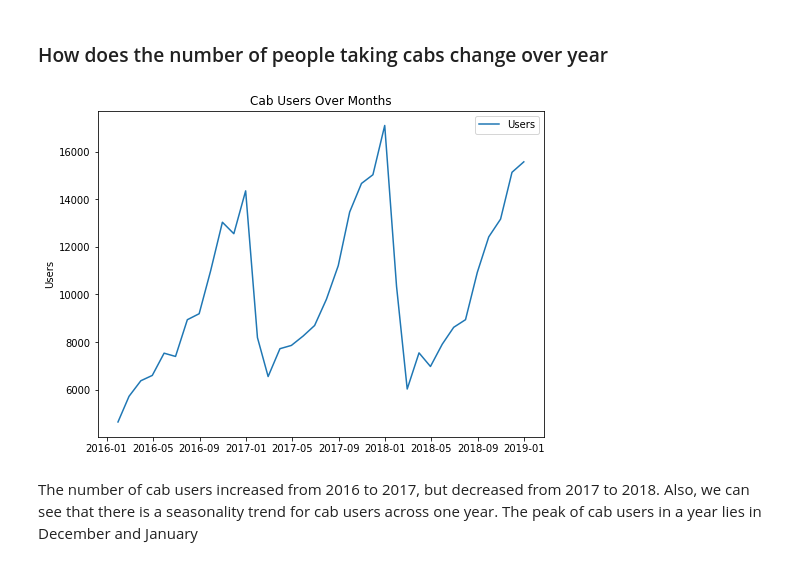
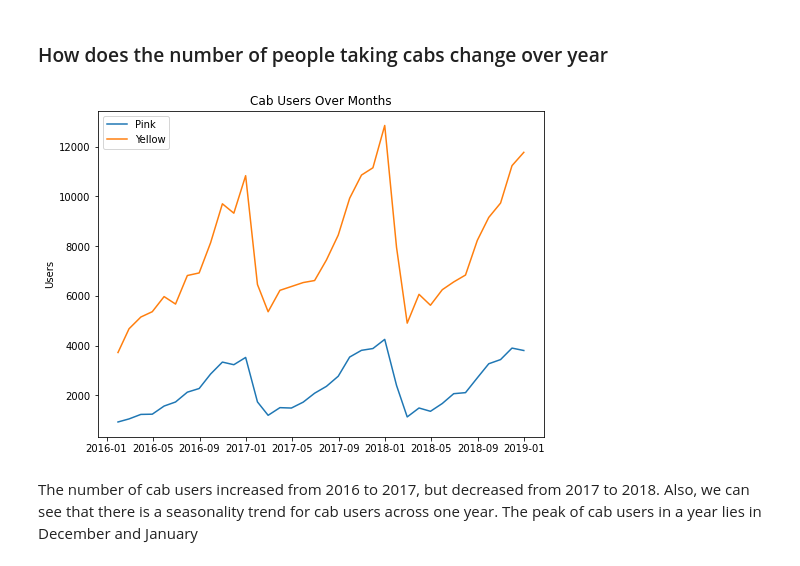
Before and after one commit to stevenlu870120/Data_Glacier_W2, a Jupyter notebook: G2M_Cab_Case_Study.ipynb, the cells around one changed output. Cells and saved outputs as stored; diff of their text form; code cells hidden in the pictures.

```diff
--- a/G2M_Cab_Case_Study.ipynb
+++ b/G2M_Cab_Case_Study.ipynb
@@ -310,8 +310,8 @@ final_df.boxplot(column = 'Profit')
 # %% [markdown]
 ### How does the number of people taking cabs change over year
 # %%
-monthly_users = (
-    final_df
+monthly_users_pink = (
+    final_df.loc[final_df['Company'] == 'Pink Cab']
     .groupby('Date of Travel')
     .agg(
         users = ('Transaction ID', 'nunique')
@@ -319,19 +319,30 @@ monthly_users = (
     .resample('M')
     .sum()
 )
+# %%
+monthly_users_yellow = (
+    final_df.loc[final_df['Company'] == 'Yellow Cab']
+    .groupby('Date of Travel')
+    .agg(
+        users = ('Transaction ID', 'nunique')
+    )
+    .resample('M')
+    .sum()
+)
 # %%
 fig, ax = plt.subplots(figsize=(8,6))
 
-ax.plot(monthly_users.index, monthly_users['users'], label = 'Users')
+ax.plot(monthly_users_pink.index, monthly_users_pink['users'], label = 'Pink')
+ax.plot(monthly_users_yellow.index, monthly_users_yellow['users'], label = 'Yellow')
 
 ax.set_title('Cab Users Over Months')
 ax.set_ylabel('Users')
 
-ax.legend()
+ax.legend(loc='upper left')
 
 plt.show()
 # %% [output]
-[figure, old version]
+[figure, new version]
 # %% [markdown]
 The number of cab users increased from 2016 to 2017, but decreased from 2017 to 2018. Also, we can see that there is a seasonality trend for cab users across one year. The peak of cab users in a year lies in December and January
 # %% [markdown]
```
Also changed, not shown: parts of 10 cells of this notebook.
